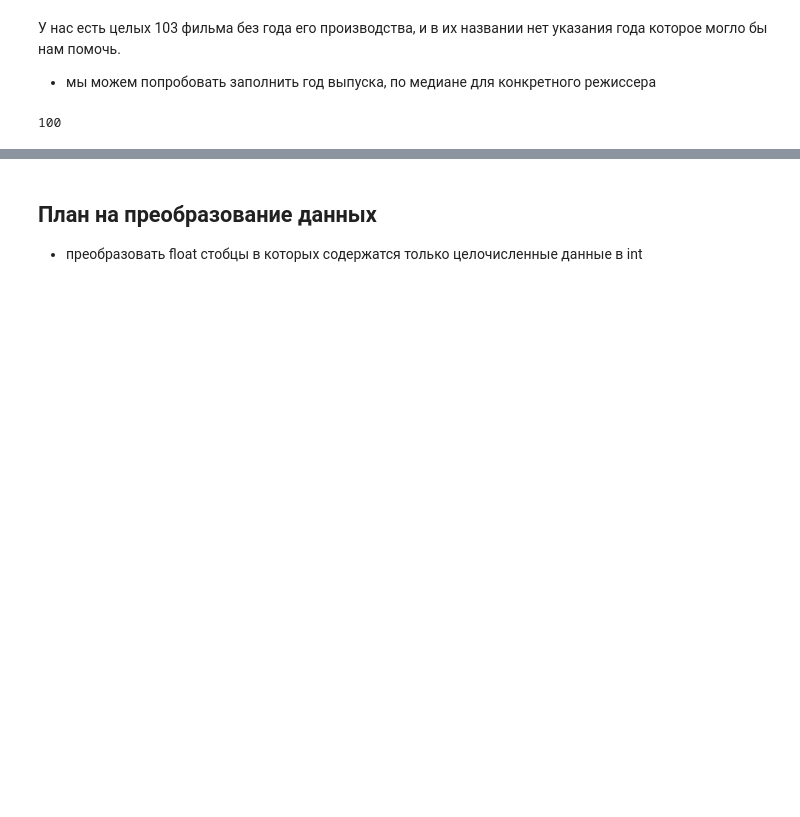
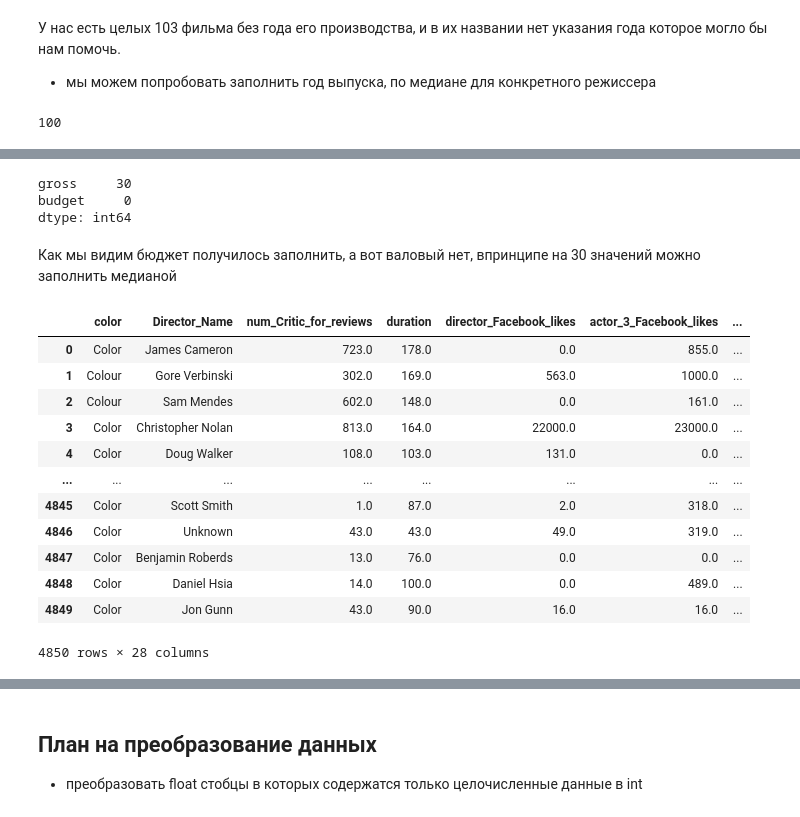
Before and after one commit to terracodum/ML_labs, a Jupyter notebook: prac2/prac2.ipynb, the cells around one changed output, grey strips where cells are left out. Saved outputs shown, nothing was run; the diff lists cells and outputs as text; code cells hidden in the pictures; blank space fills up the shorter version.

```diff
--- a/prac2/prac2.ipynb
+++ b/prac2/prac2.ipynb
@@ -192,0 +410,3 @@ data[data["title_year"].isna() & data["Director_Name"].isna()].shape[0]
+# %%
+for col in ["aspect_ratio", "content_rating"]:
+    data.fillna({col: data[col].mode()[0]}, inplace=True)
@@ -192,0 +417,30 @@ data[data["title_year"].isna() & data["Director_Name"].isna()].shape[0]
+# %%
+
+data['gross'] = data.groupby('title_year')['gross'].transform(lambda x: x.fillna(x.median()))
+
+data['budget'] = data.groupby('title_year')['budget'].transform(lambda x: x.fillna(x.median()))
+# %%
+print(data[["gross", "budget"]].isna().sum())
+# %% [output]
+gross     30
+budget     0
+dtype: int64
+# %% [markdown]
+Как мы видим бюджет получилось заполнить, а вот валовый нет,
+впринципе на 30 значений можно заполнить медианой
+# %%
+data.fillna({'gross': data['gross'].median()}, inplace=True)
+# %% [output]
+|  | color | Director_Name | num_Critic_for_reviews | duration | director_Facebook_likes | actor_3_Facebook_likes | ... |
+| 0 | Color | James Cameron | 723.0 | 178.0 | 0.0 | 855.0 | ... |
+| 1 | Colour | Gore Verbinski | 302.0 | 169.0 | 563.0 | 1000.0 | ... |
+| 2 | Colour | Sam Mendes | 602.0 | 148.0 | 0.0 | 161.0 | ... |
+| 3 | Color | Christopher Nolan | 813.0 | 164.0 | 22000.0 | 23000.0 | ... |
+| 4 | Color | Doug Walker | 108.0 | 103.0 | 131.0 | 0.0 | ... |
+| ... | ... | ... | ... | ... | ... | ... | ... |
+| 4845 | Color | Scott Smith | 1.0 | 87.0 | 2.0 | 318.0 | ... |
+| 4846 | Color | Unknown | 43.0 | 43.0 | 49.0 | 319.0 | ... |
+| 4847 | Color | Benjamin Roberds | 13.0 | 76.0 | 0.0 | 0.0 | ... |
+| 4848 | Color | Daniel Hsia | 14.0 | 100.0 | 0.0 | 489.0 | ... |
+| 4849 | Color | Jon Gunn | 43.0 | 90.0 | 16.0 | 16.0 | ... |
+4850 rows × 28 columns
```
Also changed, not shown: parts of 35 cells of this notebook, 1 other file.
